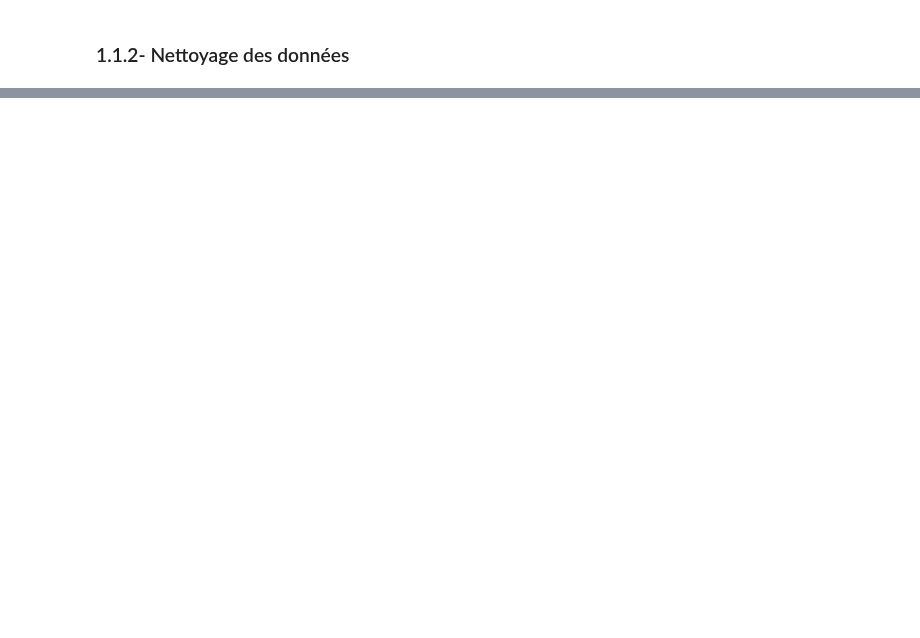
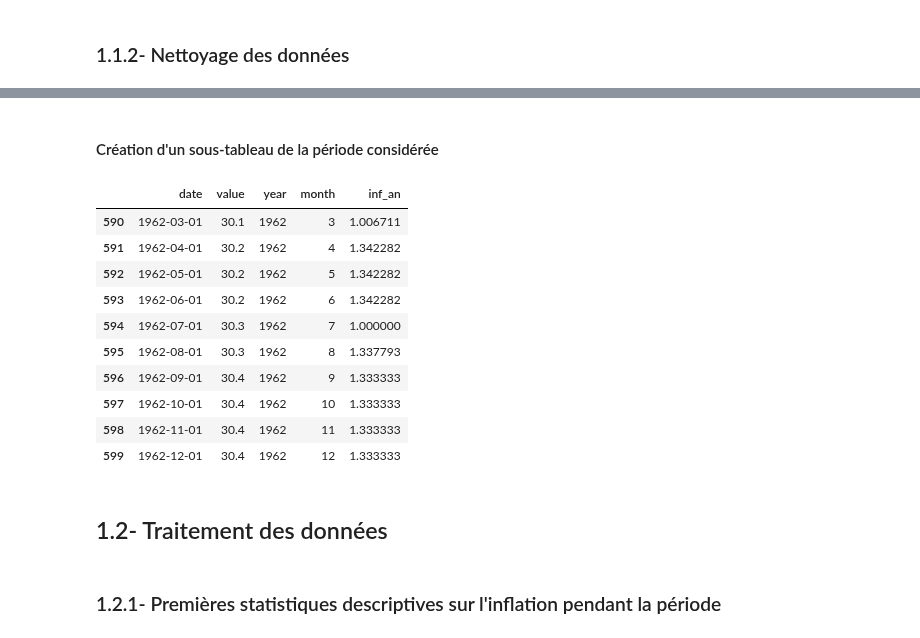
Before and after one commit to Rapamel/ProjetPythonDatascience, a Jupyter notebook: Main_Inflation.ipynb, the cells around one changed output, grey strips where cells are left out. Drawn from its saved outputs; the diff is of its cells as text; code cells hidden in the pictures; blank space fills up the shorter version.

```diff
--- a/Main_Inflation.ipynb
+++ b/Main_Inflation.ipynb
@@ -75,0 +185,22 @@ ValueError: Invalid file path or buffer object type: <class 'requests.models.Res
+# %% [markdown]
+#### Création d'un sous-tableau de la période considérée
+# %%
+CPI_sub = CPI_Urban[(CPI_Urban['year'] > 1913) & (CPI_Urban['year'] < 1963)]
+CPI_sub.head(10)
+CPI_sub.tail(10)
+# %% [output]
+|  | date | value | year | month | inf_an |
+| 590 | 1962-03-01 | 30.1 | 1962 | 3 | 1.006711 |
+| 591 | 1962-04-01 | 30.2 | 1962 | 4 | 1.342282 |
+| 592 | 1962-05-01 | 30.2 | 1962 | 5 | 1.342282 |
+| 593 | 1962-06-01 | 30.2 | 1962 | 6 | 1.342282 |
+| 594 | 1962-07-01 | 30.3 | 1962 | 7 | 1.000000 |
+| 595 | 1962-08-01 | 30.3 | 1962 | 8 | 1.337793 |
+| 596 | 1962-09-01 | 30.4 | 1962 | 9 | 1.333333 |
+| 597 | 1962-10-01 | 30.4 | 1962 | 10 | 1.333333 |
+| 598 | 1962-11-01 | 30.4 | 1962 | 11 | 1.333333 |
+| 599 | 1962-12-01 | 30.4 | 1962 | 12 | 1.333333 |
+# %% [markdown]
+## 1.2- Traitement des données
+# %% [markdown]
+### 1.2.1- Premières statistiques descriptives sur l'inflation pendant la période
```
Also changed, not shown: parts of 20 cells of this notebook.
